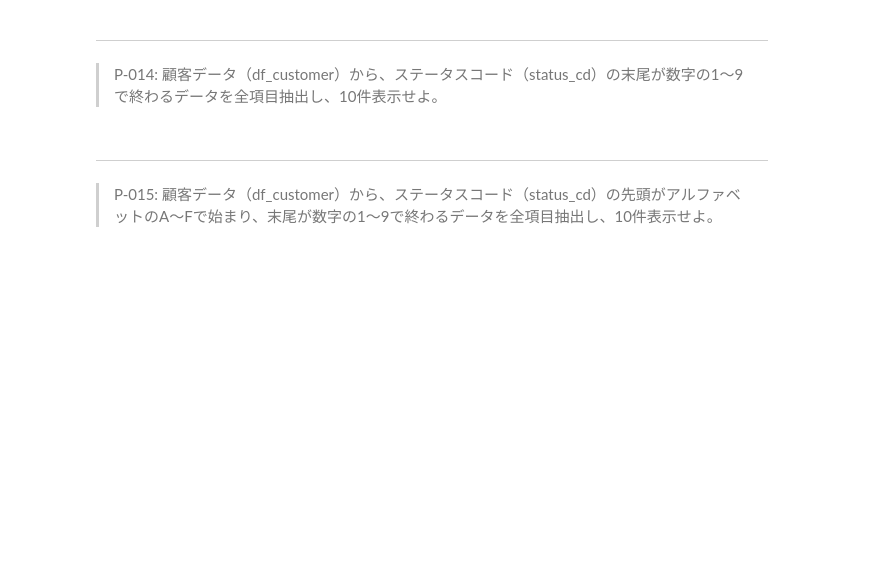
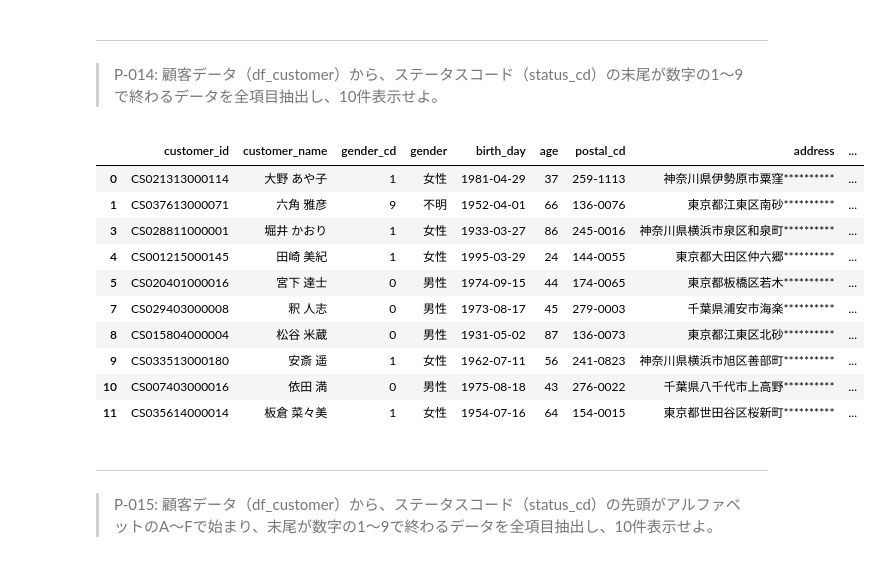
Before and after one commit to Sunny9-nao/100knocks-preprocess, a Jupyter notebook: docker/work/preprocess_knock_Python.ipynb, the cells around one changed output. Saved outputs shown, nothing was run; the diff lists cells and outputs as text; code cells hidden in the pictures; blank space fills up the shorter version.

```diff
--- a/docker/work/preprocess_knock_Python.ipynb
+++ b/docker/work/preprocess_knock_Python.ipynb
@@ -270,6 +296,20 @@ df_store.query('address.str.contains("横浜市")')
 # %% [markdown]
 ---
 > P-014: 顧客データ（df_customer）から、ステータスコード（status_cd）の末尾が数字の1〜9で終わるデータを全項目抽出し、10件表示せよ。
+# %%
+df_customer.query("status_cd.str.contains(r'[0-9]$')").head(10)
+# %% [output]
+|  | customer_id | customer_name | gender_cd | gender | birth_day | age | postal_cd | address | ... |
+| 0 | CS021313000114 | 大野 あや子 | 1 | 女性 | 1981-04-29 | 37 | 259-1113 | 神奈川県伊勢原市粟窪********** | ... |
+| 1 | CS037613000071 | 六角 雅彦 | 9 | 不明 | 1952-04-01 | 66 | 136-0076 | 東京都江東区南砂********** | ... |
+| 3 | CS028811000001 | 堀井 かおり | 1 | 女性 | 1933-03-27 | 86 | 245-0016 | 神奈川県横浜市泉区和泉町********** | ... |
+| 4 | CS001215000145 | 田崎 美紀 | 1 | 女性 | 1995-03-29 | 24 | 144-0055 | 東京都大田区仲六郷********** | ... |
+| 5 | CS020401000016 | 宮下 達士 | 0 | 男性 | 1974-09-15 | 44 | 174-0065 | 東京都板橋区若木********** | ... |
+| 7 | CS029403000008 | 釈 人志 | 0 | 男性 | 1973-08-17 | 45 | 279-0003 | 千葉県浦安市海楽********** | ... |
+| 8 | CS015804000004 | 松谷 米蔵 | 0 | 男性 | 1931-05-02 | 87 | 136-0073 | 東京都江東区北砂********** | ... |
+| 9 | CS033513000180 | 安斎 遥 | 1 | 女性 | 1962-07-11 | 56 | 241-0823 | 神奈川県横浜市旭区善部町********** | ... |
+| 10 | CS007403000016 | 依田 満 | 0 | 男性 | 1975-08-18 | 43 | 276-0022 | 千葉県八千代市上高野********** | ... |
+| 11 | CS035614000014 | 板倉 菜々美 | 1 | 女性 | 1954-07-16 | 64 | 154-0015 | 東京都世田谷区桜新町********** | ... |
 # %% [markdown]
 ---
 > P-015: 顧客データ（df_customer）から、ステータスコード（status_cd）の先頭がアルファベットのA〜Fで始まり、末尾が数字の1〜9で終わるデータを全項目抽出し、10件表示せよ。
```
Also changed, not shown: parts of 6 cells of this notebook.
